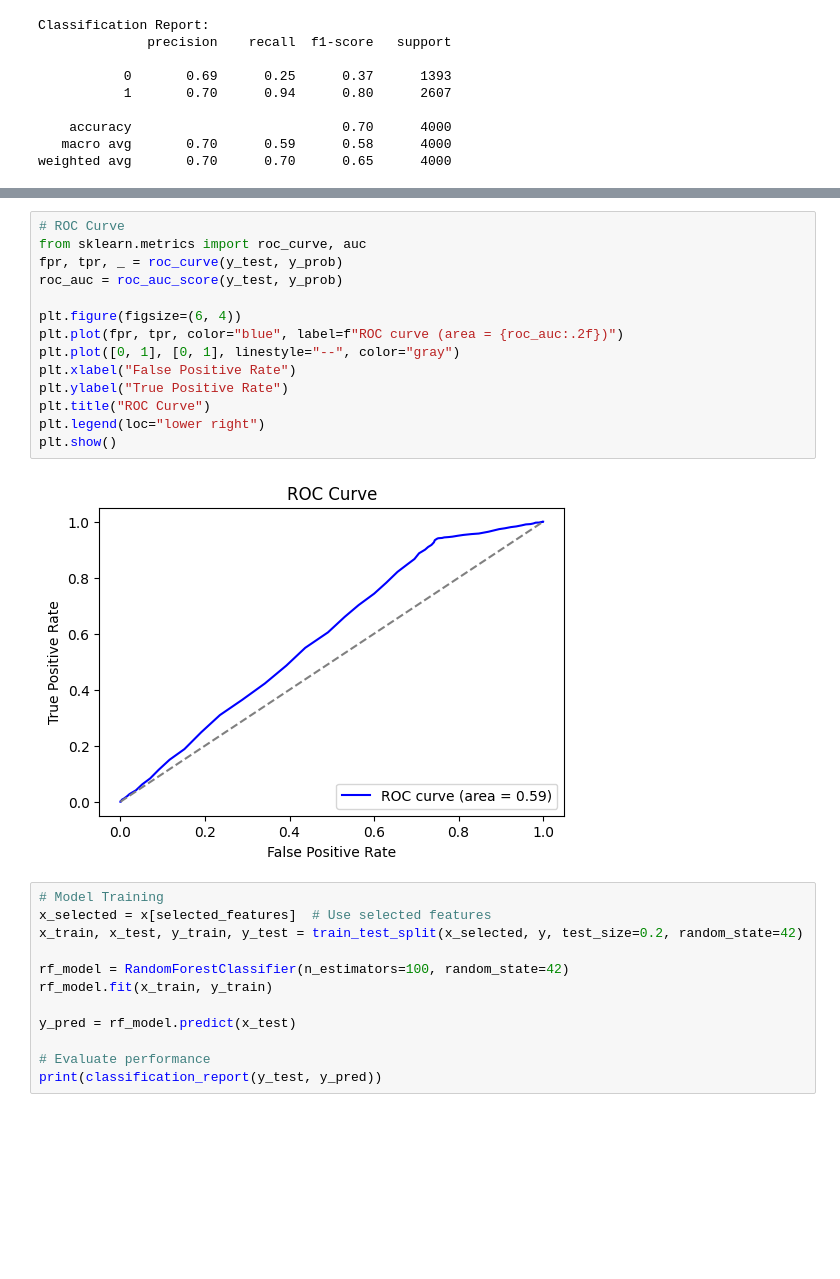
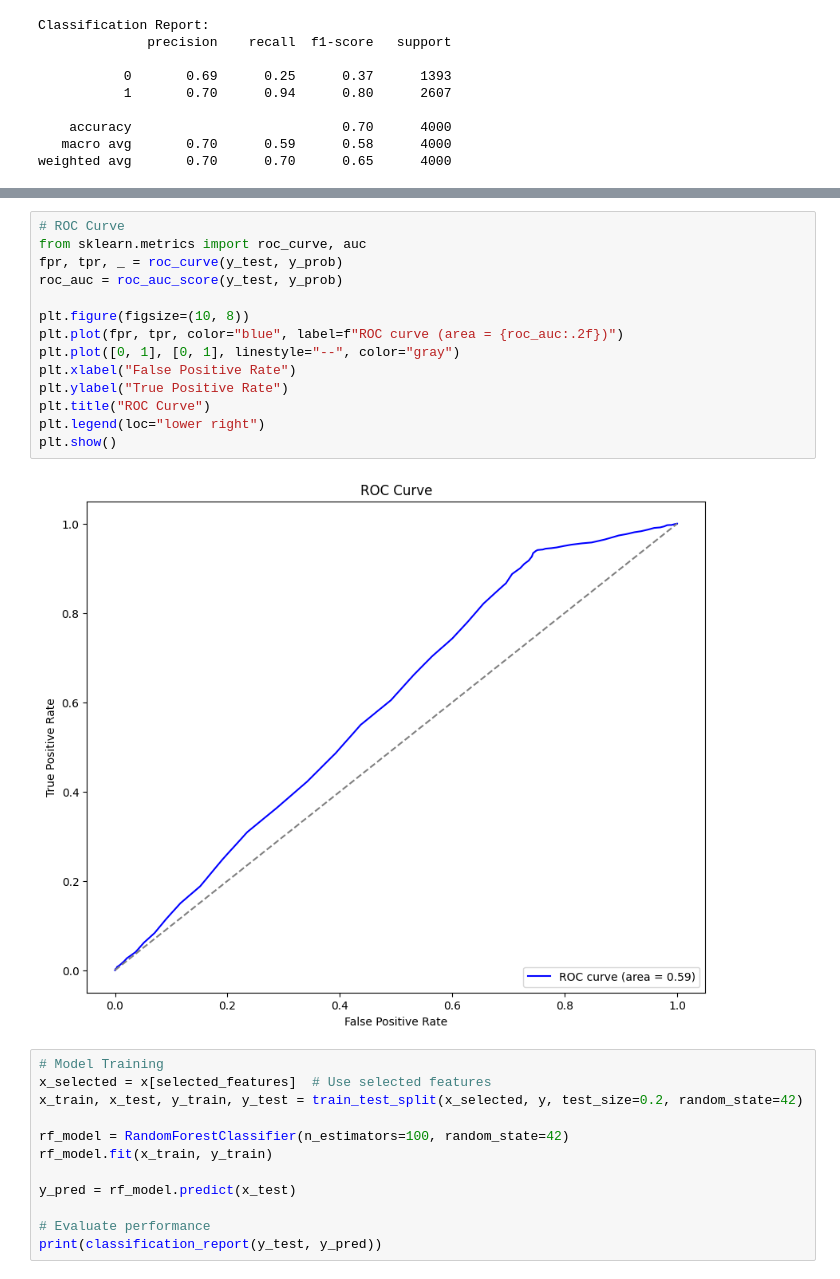
Before and after one commit to Vin-Okumu/Climate-Change-Analysis, a Jupyter notebook: dry-eye-disease-modeling.ipynb, the cells around one changed output, grey strips where cells are left out. Cells and saved outputs as stored; diff of their text form; blank space fills up the shorter version.

```diff
--- a/dry-eye-disease-modeling.ipynb
+++ b/dry-eye-disease-modeling.ipynb
@@ -424,19 +479,19 @@ plt.show()
 # %%
 # ROC Curve
 from sklearn.metrics import roc_curve, auc
 fpr, tpr, _ = roc_curve(y_test, y_prob)
 roc_auc = roc_auc_score(y_test, y_prob)
 
-plt.figure(figsize=(6, 4))
+plt.figure(figsize=(10, 8))
 plt.plot(fpr, tpr, color="blue", label=f"ROC curve (area = {roc_auc:.2f})")
 plt.plot([0, 1], [0, 1], linestyle="--", color="gray")
 plt.xlabel("False Positive Rate")
 plt.ylabel("True Positive Rate")
 plt.title("ROC Curve")
 plt.legend(loc="lower right")
 plt.show()
 # %% [output]
-[figure, old version]
+[figure, new version]
 # %%
 # Model Training
 x_selected = x[selected_features]  # Use selected features
```
Also changed, not shown: parts of 24 cells of this notebook.
